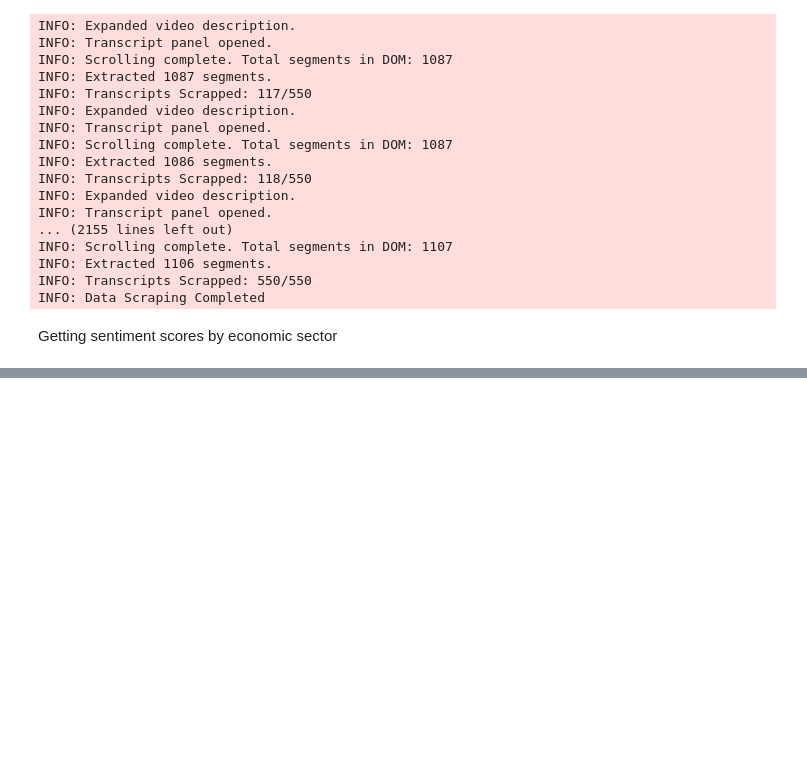
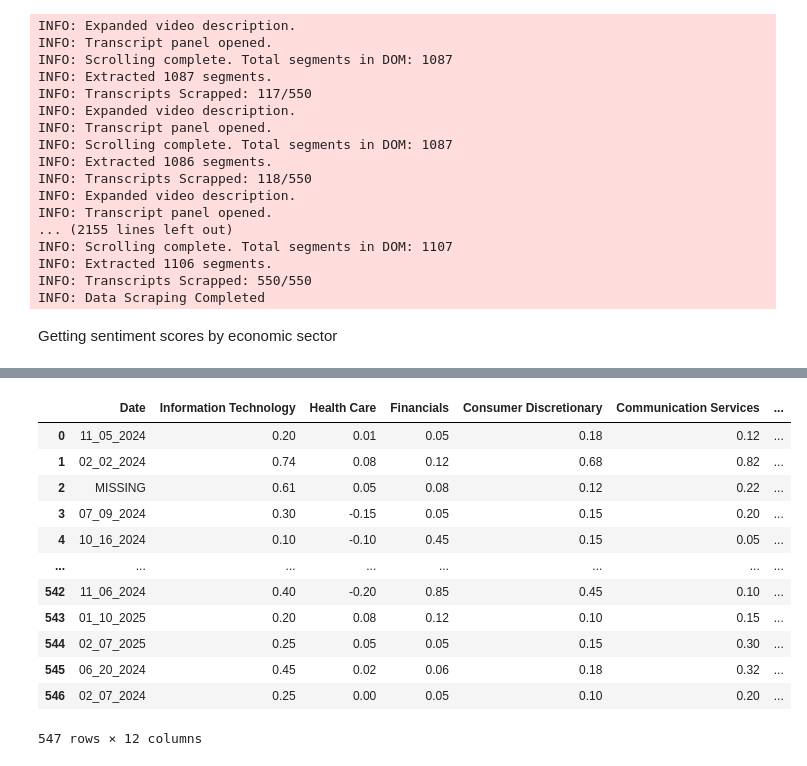
Before and after one commit to rda329/Regime_Detection, a Jupyter notebook: notebook.ipynb, the cells around one changed output, grey strips where cells are left out. Drawn from its saved outputs; the diff is of its cells as text; code cells hidden in the pictures; blank space fills up the shorter version.

```diff
--- a/notebook.ipynb
+++ b/notebook.ipynb
@@ -60,0 +181,2 @@ INFO: Data Saved
+# %%
+df["LLM Response"] = new_col
@@ -60,0 +290,2 @@ INFO: Data Saved
+# %%
+df_flattened = pd.json_normalize(df['LLM Response'])
@@ -60,0 +324,20 @@ INFO: Data Saved
+# %%
+df3 = df.join(df_flattened, how="inner")
+# %%
+df4 = df3.drop(["LLM Response", 1], axis=1)
+# %%
+df4
+# %% [output]
+|  | Date | Information Technology | Health Care | Financials | Consumer Discretionary | Communication Services | ... |
+| 0 | 11_05_2024 | 0.20 | 0.01 | 0.05 | 0.18 | 0.12 | ... |
+| 1 | 02_02_2024 | 0.74 | 0.08 | 0.12 | 0.68 | 0.82 | ... |
+| 2 | MISSING | 0.61 | 0.05 | 0.08 | 0.12 | 0.22 | ... |
+| 3 | 07_09_2024 | 0.30 | -0.15 | 0.05 | 0.15 | 0.20 | ... |
+| 4 | 10_16_2024 | 0.10 | -0.10 | 0.45 | 0.15 | 0.05 | ... |
+| ... | ... | ... | ... | ... | ... | ... | ... |
+| 542 | 11_06_2024 | 0.40 | -0.20 | 0.85 | 0.45 | 0.10 | ... |
+| 543 | 01_10_2025 | 0.20 | 0.08 | 0.12 | 0.10 | 0.15 | ... |
+| 544 | 02_07_2025 | 0.25 | 0.05 | 0.05 | 0.15 | 0.30 | ... |
+| 545 | 06_20_2024 | 0.45 | 0.02 | 0.06 | 0.18 | 0.32 | ... |
+| 546 | 02_07_2024 | 0.25 | 0.00 | 0.05 | 0.10 | 0.20 | ... |
+547 rows × 12 columns
```
Also changed, not shown: parts of 16 cells of this notebook, 5 other files.
